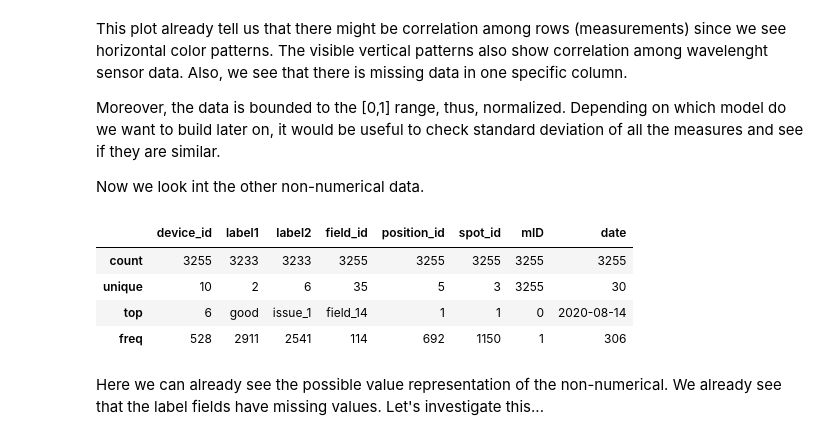
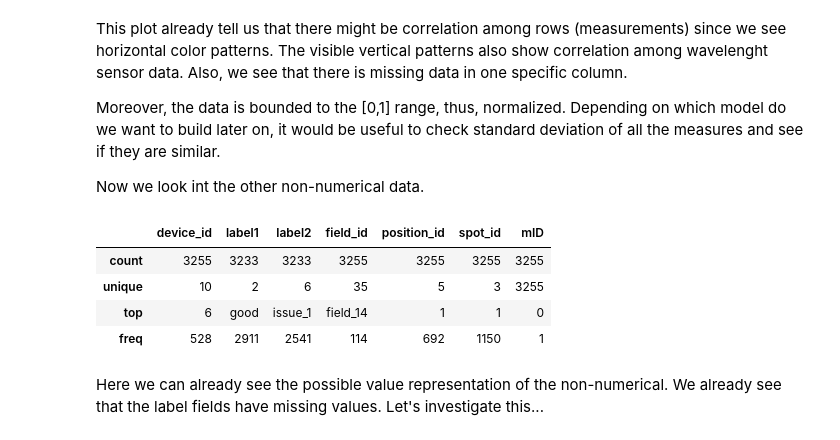
Before and after one commit to nicolasperezdeo/stenon_challenge, a Jupyter notebook: junior_DS_challenge.ipynb, the cells around one changed output. Cells and saved outputs as stored; diff of their text form; code cells hidden in the pictures.

```diff
--- a/junior_DS_challenge.ipynb
+++ b/junior_DS_challenge.ipynb
@@ -48,7 +35,7 @@ filename = 'challenge_juniorDS_feb2021.csv'
 file_path = os.path.join(current_path, filename)
 
 # Loading data from the given file
-raw_data = read_csv_data(file_path, ';')
+raw_data = pd.read_csv(file_path, sep=';', parse_dates=['date'])
 # %%
 # See the first ten rows of the data for familarizing
 raw_data.head(n=10)
@@ -103,17 +90,18 @@ Now we look int the other non-numerical data.
 # %%
 # Change devide_id, position_id, spot_id and m_id to categorical data
 to_categorical = [ 'device_id', 'field_id', 'position_id', 'spot_id', 'mID']
 
 misc_data[to_categorical] = misc_data[to_categorical].astype('category')
 raw_data[to_categorical] = raw_data[to_categorical].astype('category')
-# data insights
-misc_data.describe()
+
+# data insights - dropping date since gives warning for describe function
+misc_data.drop(['date'], axis=1).describe()
 # %% [output]
-|  | device_id | label1 | label2 | field_id | position_id | spot_id | mID | date |
-| count | 3255 | 3233 | 3233 | 3255 | 3255 | 3255 | 3255 | 3255 |
-| unique | 10 | 2 | 6 | 35 | 5 | 3 | 3255 | 30 |
-| top | 6 | good | issue_1 | field_14 | 1 | 1 | 0 | 2020-08-14 |
-| freq | 528 | 2911 | 2541 | 114 | 692 | 1150 | 1 | 306 |
+|  | device_id | label1 | label2 | field_id | position_id | spot_id | mID |
+| count | 3255 | 3233 | 3233 | 3255 | 3255 | 3255 | 3255 |
+| unique | 10 | 2 | 6 | 35 | 5 | 3 | 3255 |
+| top | 6 | good | issue_1 | field_14 | 1 | 1 | 0 |
+| freq | 528 | 2911 | 2541 | 114 | 692 | 1150 | 1 |
 # %% [markdown]
 Here we can already see the possible value representation of the non-numerical. We already see that the label fields have missing values. Let's investigate this...
 # %%
```
Also changed, not shown: parts of 57 cells of this notebook, 1 other file.
